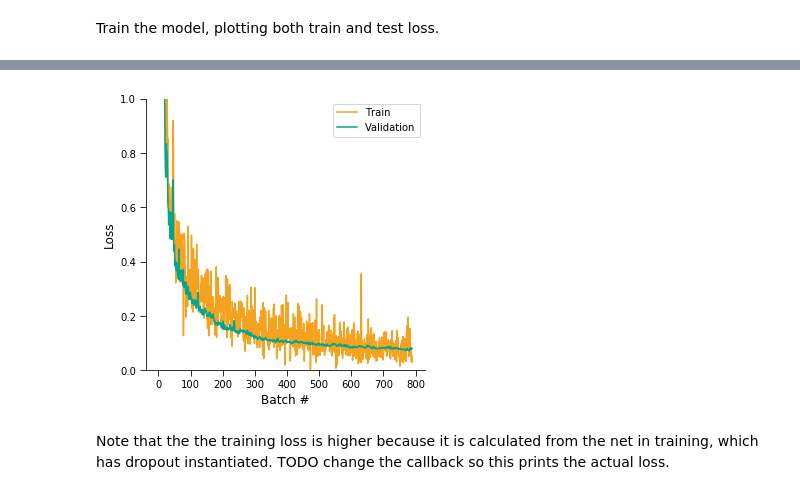
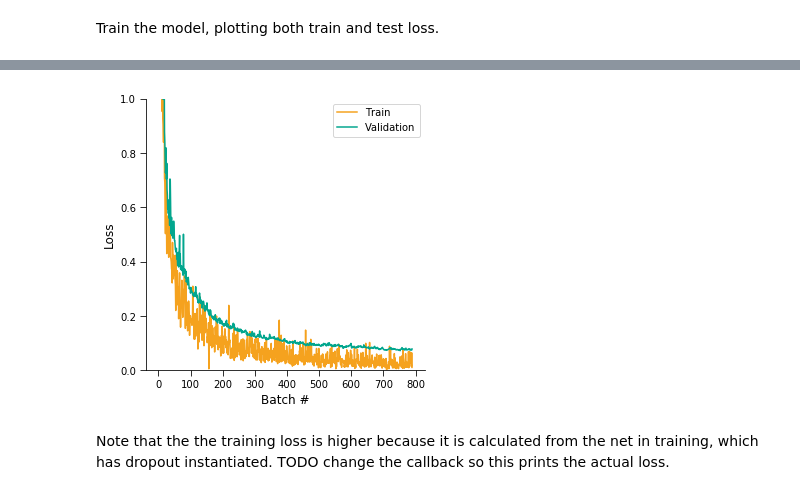
Before and after one commit to aribenjamin/keras, a Jupyter notebook: Optimizer_testbed.ipynb, the cells around one changed output, grey strips where cells are left out. Cells and saved outputs as stored; diff of their text form; code cells hidden in the pictures.

```diff
--- a/Optimizer_testbed.ipynb
+++ b/Optimizer_testbed.ipynb
@@ -117,7 +117,9 @@ class minibatch_History(Callback):
     def on_train_begin(self, logs=None):
         self.batch = []
         self.history = {'val_loss':list(),
-                        'val_acc':list()}
+                        'val_acc':list(),
+                        'train_loss':list(),
+                        'train_acc':list()}
         self.batch_no = 0
         self.target = self.params['samples']
 
@@ -125,12 +127,20 @@ class minibatch_History(Callback):
         if self.batch_no % self.Nevery == 0 or self.batch_no == self.target:
             logs = logs or {}
             self.batch.append(batch)
+            #print([np.array(l).shape for l in logs['input_batch']])
             for k, v in logs.items():
-                self.history.setdefault(k, []).append(v)
+                if k is not 'input_batch':
+                    self.history.setdefault(k, []).append(v)
 
             # add validation loss. Only test on a random subset of minibatch size
             val_loss, val_acc =  self.model.evaluate(self.validation_data[0],
                                                      self.validation_data[1], verbose=0)
             self.history['val_loss'].append(val_loss)
             self.history['val_acc'].append(val_acc)
+
+            # add train loss
+            train_loss, train_acc =  self.model.evaluate(logs['input_batch'][0],
+                                                     logs['input_batch'][1], verbose=0)
+            self.history['train_loss'].append(train_loss)
+            self.history['train_acc'].append(train_acc)
 # %%
@@ -174,16 +184,16 @@ Test accuracy: 0.9768
 # %%
 plt.figure(figsize=(5,5))
 simpleaxis(plt.gca())
 
 batch_no = np.arange(np.array(hist.history['loss']).shape[0])
-plt.plot(batch_no,hist.history['loss'],color=colors[0])
+plt.plot(batch_no,hist.history['train_loss'],color=colors[0])
 plt.plot(batch_no,hist.history['val_loss'],color=colors[1])
 plt.legend(['Train','Validation'],loc=0)
 plt.xlabel('Batch #',fontsize='large')
 plt.ylabel('Loss',fontsize='large')
 plt.ylim((0,1));
 # %% [output]
-[figure, old version]
+[figure, new version]
 # %% [markdown]
 Note that the the training loss is higher because it is calculated from the net in training, which has dropout instantiated. TODO change the callback so this prints the actual loss.
 # %% [markdown]
```
Also changed, not shown: parts of 7 cells of this notebook.
